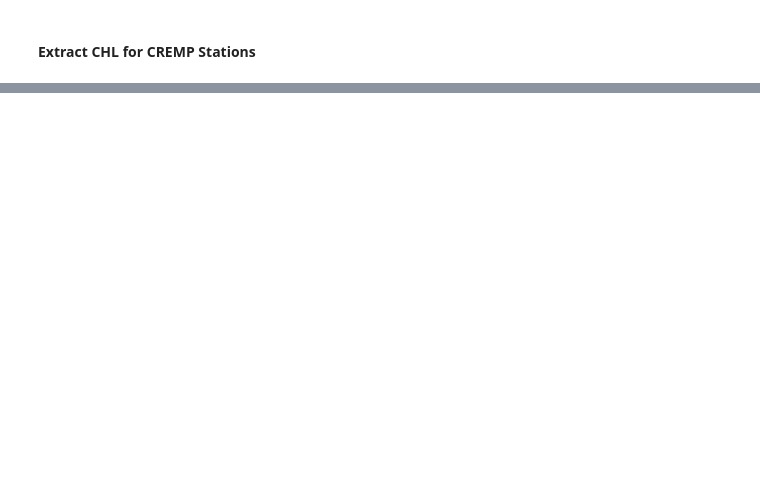
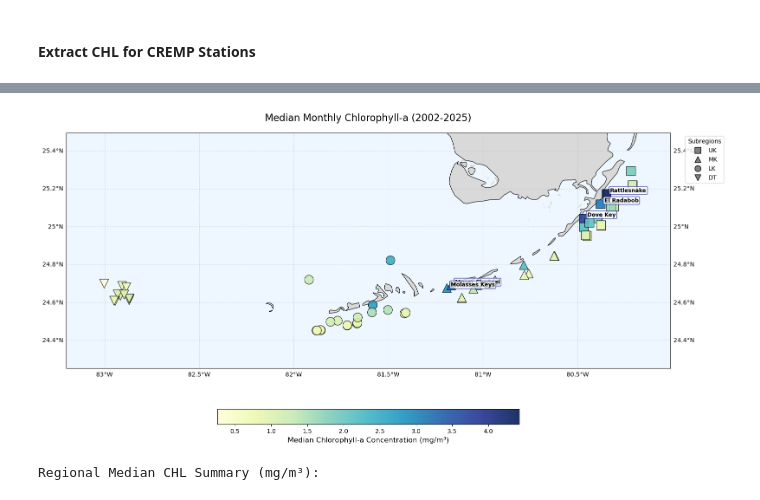
Before and after one commit to eqmh/multitressor, a Jupyter notebook: corals_stressors.ipynb, the cells around one changed output, grey strips where cells are left out. Cells and saved outputs as stored; diff of their text form; code cells hidden in the pictures; blank space fills up the shorter version.

Commit message:
Add Chl-a cells to corals_stressors.ipynb

```diff
--- a/corals_stressors.ipynb
+++ b/corals_stressors.ipynb
@@ -2111,0 +1981,80 @@ plt.show()
+# %%
+# --- 1. Calculate the overall median CHL for each site
+df_site_medians = df_chl_master.groupby('Site_name').agg({
+    'CHL_Mean': 'median',
+    'Date': 'count' # To ensure we have enough data points
+}).reset_index().rename(columns={'CHL_Mean': 'Median_CHL'})
+
+# Merge with site metadata (coords and region)
+# Using df_unique_sites which we defined in the extraction cell
+df_median_map = pd.merge(df_site_medians, df_unique_sites, on='Site_name')
+
+# Re-attach region metadata if missing
+if 'Subregion' not in df_median_map.columns:
+    region_map = df_stations[['Site_name', 'Subregion']].drop_duplicates()
+    df_median_map = pd.merge(df_median_map, region_map, on='Site_name')
+
+# --- 2. PLOTTING ---
+fig = plt.figure(figsize=(16, 12))
+
+ax = fig.add_subplot(1, 1, 1, projection=ccrs.PlateCarree())
+ax.set_extent([df_median_map['lonDD'].min()-0.2, df_median_map['lonDD'].max()+0.2,
+               df_median_map['latDD'].min()-0.2, df_median_map['latDD'].max()+0.2])
+
+# Add Geographic Features
+ax.add_feature(cfeature.LAND.with_scale('10m'), facecolor='#d9d9d9')
+ax.add_feature(cfeature.OCEAN.with_scale('10m'), facecolor='#eef7ff')
+ax.add_feature(cfeature.COASTLINE.with_scale('10m'), linewidth=0.8)
+
+# Define Color Normalization for Median CHL
+# Chlorophyll often looks better with a slight padding on the max for color depth
+vmin = df_median_map['Median_CHL'].min()
+vmax = df_median_map['Median_CHL'].max()
+
+# Marker logic for Subregions
+marker_map = {'UK': 's', 'MK': '^', 'LK': 'o', 'DT': 'v'}
+
+# --- ITERATIVE PLOTTING BY REGION ---
+sc = None
+for reg, mkr in marker_map.items():
+    reg_data = df_median_map[df_median_map['Subregion'] == reg]
+    if not reg_data.empty:
+        sc = ax.scatter(reg_data['lonDD'], reg_data['latDD'],
+                        c=reg_data['Median_CHL'], cmap='YlGnBu', marker=mkr,
+                        s=220, edgecolor='black', linewidth=0.8, alpha=0.9,
+                        zorder=3, transform=ccrs.PlateCarree(),
+                        vmin=vmin, vmax=vmax)
+
+# Add Labels for the sites with the highest median CHL (Potential Nutritent Hotspots)
+top_chl_sites = df_median_map.nlargest(5, 'Median_CHL')
+for i, row in top_chl_sites.iterrows():
+    ax.text(row['lonDD'] + 0.02, row['latDD'] + 0.01, row['Site_name'],
+             transform=ccrs.PlateCarree(), fontsize=9, fontweight='bold',
+             bbox=dict(facecolor='white', alpha=0.7, edgecolor='navy', boxstyle='round,pad=0.2'),
+             zorder=5)
+
+# --- LEGENDS AND FORMATTING ---
+# 1. Colorbar
+if sc:
+    cbar = plt.colorbar(sc, ax=ax, orientation='horizontal', shrink=0.5, pad=0.08)
+    cbar.set_label('Median Chlorophyll-a Concentration (mg/m³)', fontsize=12)
+
+# 2. Region Legend
+symbol_legend = [mlines.Line2D([0], [0], marker=m, color='w', label=k,
+                               markerfacecolor='gray', markersize=10, markeredgecolor='k')
+                 for k, m in marker_map.items()]
+ax.legend(handles=symbol_legend, loc='upper left', bbox_to_anchor=(1.02, 1),
+          title="Subregions", frameon=True, fontsize=10)
+
+ax.gridlines(draw_labels=True, linestyle='--', alpha=0.4).top_labels = False
+
+plt.title('Median Monthly Chlorophyll-a (2002-2025)', fontsize=16, pad=20)
+plt.tight_layout()
+plt.show()
+
+# --- 3. SUMMARY PRINT ---
+print(f"Regional Median CHL Summary (mg/m³):")
+display(df_median_map.groupby('Subregion')['Median_CHL'].median().sort_values(ascending=False))
+# %% [output]
+[figure, added]
+Regional Median CHL Summary (mg/m³):
```
Also changed, not shown: parts of 13 cells of this notebook.
